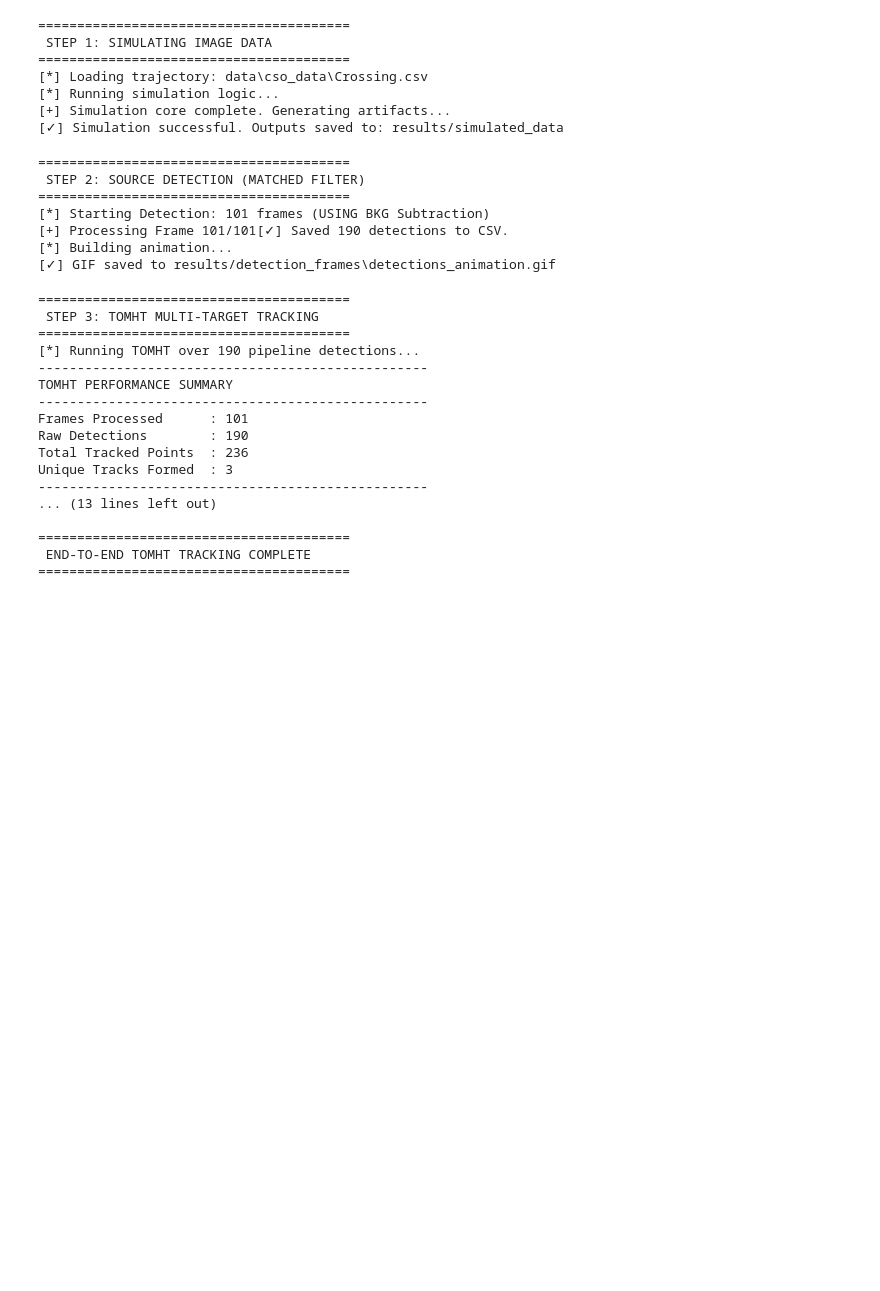
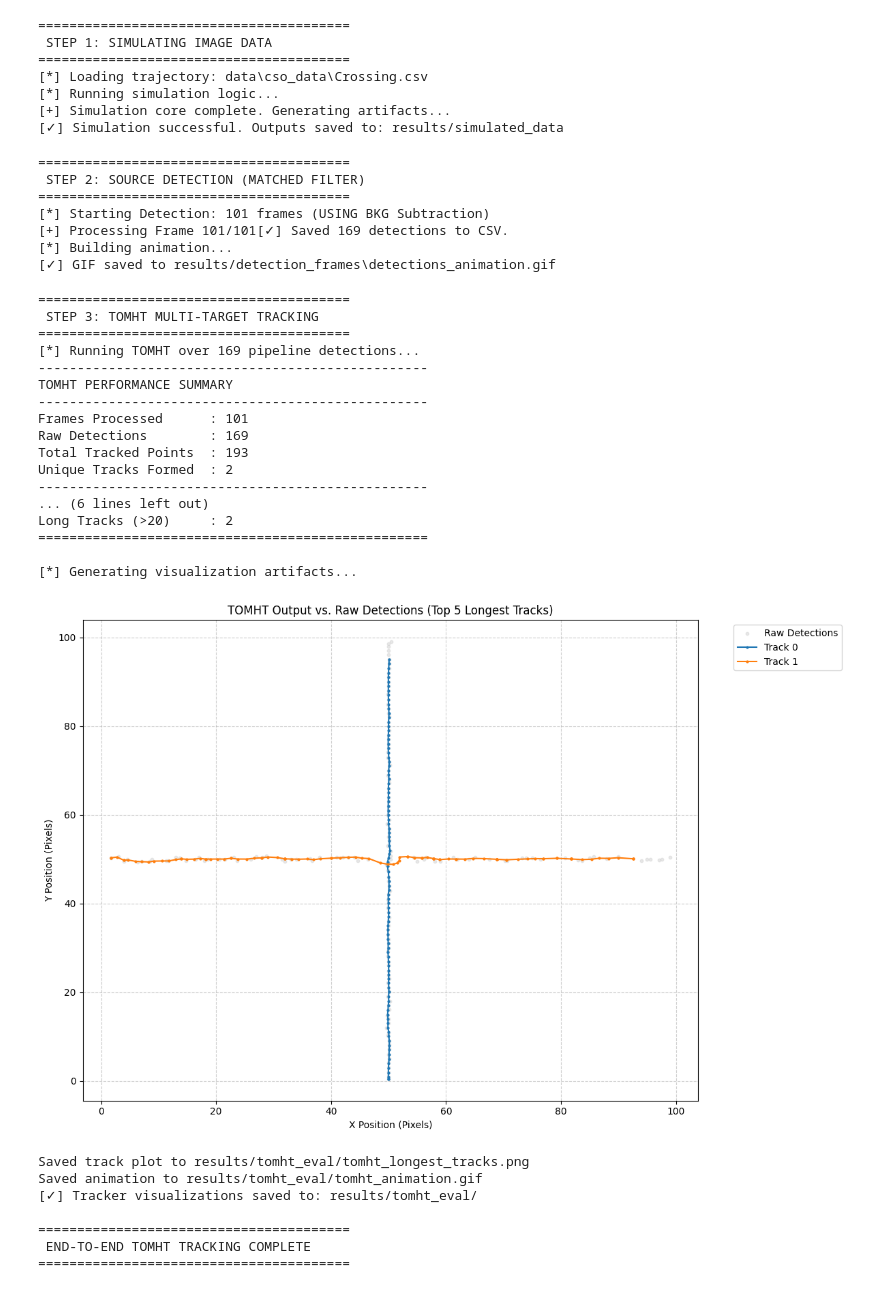
Before and after one commit to tagi9332/cso_tomht, a Jupyter notebook: notebooks/tomht_tracker.ipynb, the cells around one changed output. Saved outputs shown, nothing was run; the diff lists cells and outputs as text; code cells hidden in the pictures; blank space fills up the shorter version.

```diff
--- a/notebooks/tomht_tracker.ipynb
+++ b/notebooks/tomht_tracker.ipynb
@@ -80,7 +80,7 @@ def detect_sources(input_dir: str, output_csv: str, output_plot: str):
         input_dir=input_dir,
         output_csv_dir=output_csv,
         output_plot_dir=output_plot,
-        sigma_psf=2.0,
+        sigma_psf=0.5,
         threshold_factor=5.0,
         skip_bg_sub=False,
         verbose=True
@@ -97,7 +97,7 @@ detect_sources(
  STEP 2: SOURCE DETECTION (MATCHED FILTER)
 ========================================
 [*] Starting Detection: 101 frames (USING BKG Subtraction)
-[+] Processing Frame 101/101[✓] Saved 190 detections to CSV.
+[+] Processing Frame 101/101[✓] Saved 169 detections to CSV.
 [*] Building animation...
 [✓] GIF saved to results/detection_frames\detections_animation.gif
 # %%
@@ -147,42 +147,50 @@ def run_tracker(csv_path: str, verbose: bool = True):
 
     if tracked_df.empty:
         print("[!] Warning: Tracker returned no tracks. Check gating or noise parameters.")
     else:
         if verbose:
             print_tomht_stats(raw_df, tracked_df)
             print("[*] Generating visualization artifacts...")
 
-        plot_longest_tracks(raw_df, tracked_df, os.path.join(output_dir, "tomht_longest_tracks.png"))
+        plot_longest_tracks(raw_df, tracked_df, os.path.join(output_dir, "tomht_longest_tracks.png"), display_plots=verbose)
         animate_tracks(raw_df, tracked_df, os.path.join(output_dir, "tomht_animation.gif"))
 
         if verbose: print(f"[✓] Tracker visualizations saved to: {output_dir}")
 
     return tracked_df
 
 # Execute Step 3
 tracked_df = run_tracker(csv_path=DETECTIONS_CSV_OUTPUT)
 
 print("\n========================================")
 print(" END-TO-END TOMHT TRACKING COMPLETE")
 print("========================================")
 # %% [output]
 ========================================
  STEP 3: TOMHT MULTI-TARGET TRACKING
 ========================================
-[*] Running TOMHT over 190 pipeline detections...
+[*] Running TOMHT over 169 pipeline detections...
 --------------------------------------------------
 TOMHT PERFORMANCE SUMMARY
 --------------------------------------------------
 Frames Processed      : 101
-Raw Detections        : 190
-Total Tracked Points  : 236
-Unique Tracks Formed  : 3
+Raw Detections        : 169
+Total Tracked Points  : 193
+Unique Tracks Formed  : 2
 --------------------------------------------------
-... (13 lines left out)
+... (6 lines left out)
+Long Tracks (>20)     : 2
+==================================================
 
-========================================
- END-TO-END TOMHT TRACKING COMPLETE
-========================================
+[*] Generating visualization artifacts...
+[figure, added]
+Saved track plot to results/tomht_eval/tomht_longest_tracks.png
+Saved animation to results/tomht_eval/tomht_animation.gif
+[✓] Tracker visualizations saved to: results/tomht_eval/
+
+========================================
+ END-TO-END TOMHT TRACKING COMPLETE
+========================================
 # %%
 # --- EVALUATION ---
 GT_CSV_PATH = os.path.join(project_root, "results", "simulated_data", "ground_truth.csv")
```
Also changed, not shown: parts of 2 cells of this notebook, 4 other files.
